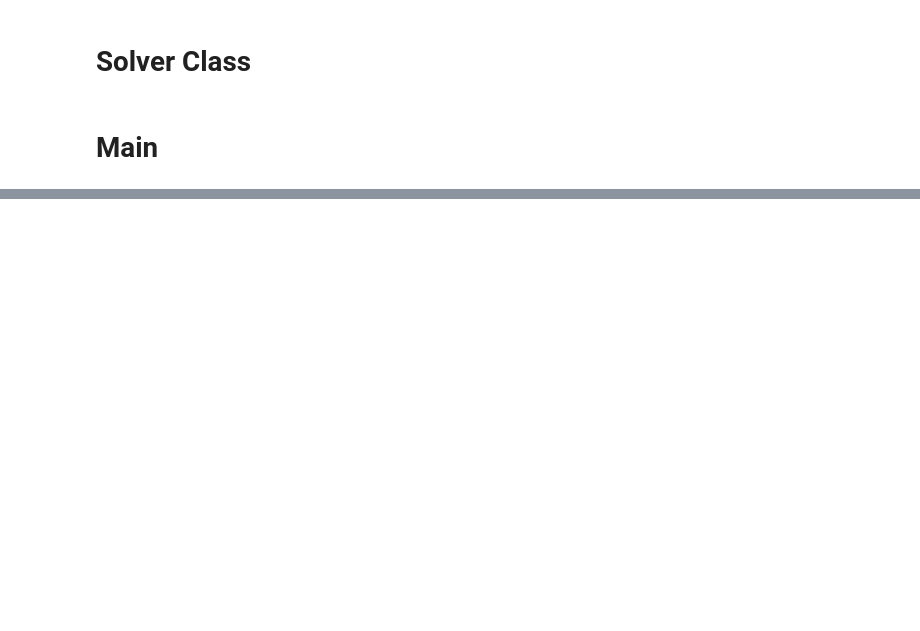
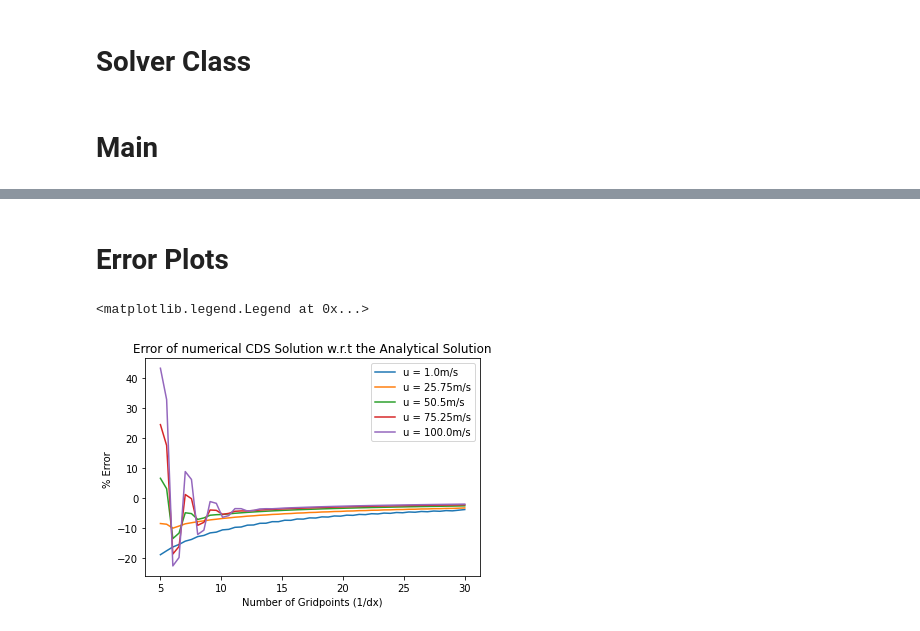
Before and after one commit to aesclamadoca/CFD_CWI, a Jupyter notebook: CWI.ipynb, the cells around one changed output, grey strips where cells are left out. Drawn from its saved outputs; the diff is of its cells as text; code cells hidden in the pictures; blank space fills up the shorter version.

```diff
--- a/CWI.ipynb
+++ b/CWI.ipynb
@@ -149,0 +211,22 @@ solve.get_local_Pe()
+# %% [markdown]
+# Error Plots
+# %%
+scheme = 'CDS'
+for u in np.linspace(1,100,5):
+  error_list = []
+  gp_list = np.linspace(5,30)
+
+  for gridpoints in gp_list:
+    solve = solver('CDS',gridpoints=gridpoints,fluid_velocity=u)
+    error_list.append(solve.get_error())
+
+
+  plt.plot(gp_list,error_list,label=f'u = {u}m/s')
+  plt.title(f'Error of numerical {scheme} Solution w.r.t the Analytical Solution')
+  plt.ylabel('% Error ')
+  plt.xlabel('Number of Gridpoints (1/dx)')
+
+plt.legend()
+# %% [output]
+<matplotlib.legend.Legend at 0x...>
+[figure, added]
```
Also changed, not shown: parts of 7 cells of this notebook, 5 other files.
